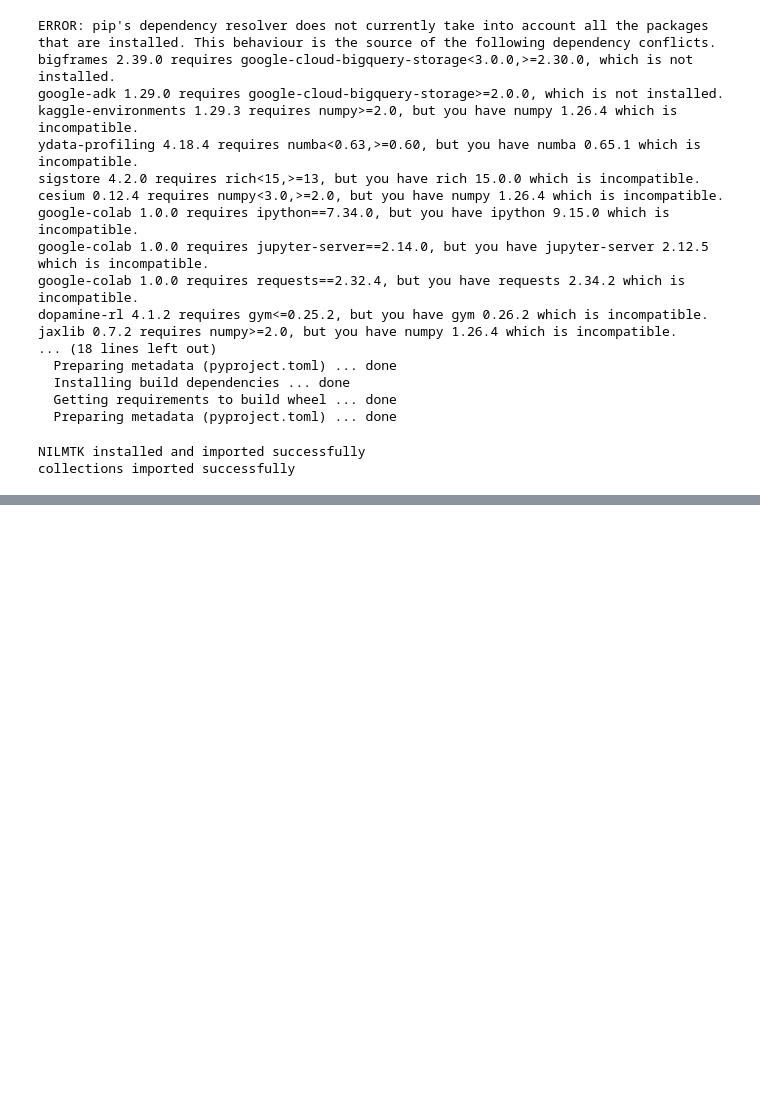
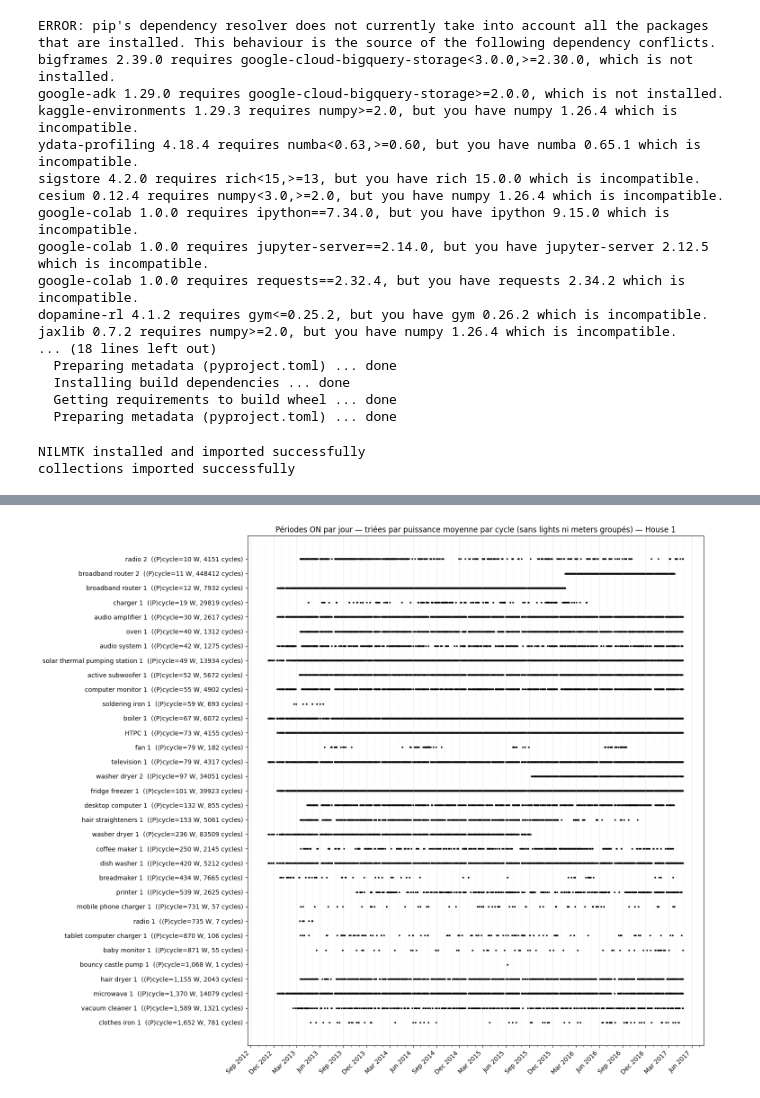
Before and after one commit to mohamedhabibboudabbous/imedgraph, a Jupyter notebook: uk-dale-23-06-26.ipynb, the cells around one changed output, grey strips where cells are left out. Saved outputs shown, nothing was run; the diff lists cells and outputs as text; code cells hidden in the pictures; blank space fills up the shorter version.

```diff
--- a/uk-dale-23-06-26.ipynb
+++ b/uk-dale-23-06-26.ipynb
@@ -370,0 +515,93 @@ plt.show()
+# %%
+# ===== CELLULE 10 : timeline ON/jour + tri par PUISSANCE MOYENNE PAR CYCLE =====
+# Filtres : on exclut les groupes 'autres_meter_*' et tous les 'light *'.
+import numpy as np
+import matplotlib.dates as mdates
+
+def get_seuil(key):
+    return seuils_meta.get(key, SEUIL_DEFAUT)
+
+GAP_MAX = pd.Timedelta(seconds=3 * SAMPLE_PERIOD)   # trou -> rupture de cycle
+
+def cycles_stats(s, seuil, sample_period=SAMPLE_PERIOD, gap_max=GAP_MAX):
+    """Segmente la série en cycles ON (runs consécutifs > seuil, coupés par
+    un retour sous le seuil OU un trou temporel). Renvoie :
+      - mean_of_cycle_means : moyenne des puissances moyennes de chaque cycle (W)
+      - n_cycles, on_index (index des points ON pour le plot)."""
+    s = s.dropna()
+    if len(s) == 0:
+        return np.nan, 0, s.index[:0]
+    on_mask = (s > seuil).values
+    if not on_mask.any():
+        return np.nan, 0, s.index[:0]
+    vals = s.values
+    idx  = s.index
+    # rupture si : on->off, OU trou temporel > gap_max entre deux points consécutifs
+    dt = np.diff(idx.values).astype('timedelta64[ns]').astype('int64')
+    gap = np.empty(len(idx), dtype=bool); gap[0] = True
+    gap[1:] = dt > np.int64(gap_max.value)
+    cycle_means = []
+    cur_sum = 0.0; cur_cnt = 0
+    for k in range(len(idx)):
+        if on_mask[k]:
+            # nouveau cycle si point précédent OFF ou trou temporel
+            if cur_cnt > 0 and (gap[k] or not on_mask[k-1]):
+                cycle_means.append(cur_sum / cur_cnt)
+                cur_sum = 0.0; cur_cnt = 0
+            cur_sum += vals[k]; cur_cnt += 1
+        else:
+            if cur_cnt > 0:
+                cycle_means.append(cur_sum / cur_cnt)
+                cur_sum = 0.0; cur_cnt = 0
+    if cur_cnt > 0:
+        cycle_means.append(cur_sum / cur_cnt)
+    on_index = idx[on_mask]
+    if not cycle_means:
+        return np.nan, 0, on_index
+    return float(np.mean(cycle_means)), len(cycle_means), on_index
+
+# --- construction + filtres : exclut 'autres_meter_*' et tous les 'light ' ---
+def garder(name):
+    return not (name.startswith('autres_meter') or name.startswith('light '))
+
+entries = [(f"{k.type} {k.instance}", s, get_seuil(k))
+           for k, s in {**D_active, **D_apparent}.items()
+           if garder(f"{k.type} {k.instance}")]
+entries += [(lbl, s, get_seuil(lbl))
+            for lbl, s in autres.items()
+            if garder(lbl)]
+
+ranked = []
+for name, s, seuil in entries:
+    mcm, ncyc, on_index = cycles_stats(s, seuil)
+    if ncyc == 0 or np.isnan(mcm):
+        continue
+    ranked.append((name, seuil, mcm, ncyc, on_index))
+
+# tri par puissance moyenne PAR CYCLE décroissante -> plus "intense" à i=0 (en bas)
+ranked.sort(key=lambda r: r[2], reverse=True)
+
+fig, ax = plt.subplots(figsize=(15, max(4, 0.38 * len(ranked))))
+for i, (name, seuil, mcm, ncyc, on_index) in enumerate(ranked):
+    jours = pd.Series(1, index=on_index).resample('1D').size()
+    jours = jours[jours > 0]
+    ax.scatter(jours.index, np.full(len(jours), i), s=4, color='black', marker='s')
+
+ax.set_yticks(range(len(ranked)))
+ax.set_yticklabels([f"{name}  (⟨P⟩cycle={mcm:,.0f} W, {ncyc} cycles)"
+                    for name, _, mcm, ncyc, _ in ranked])
+ax.xaxis.set_major_locator(mdates.MonthLocator(interval=3))
+ax.xaxis.set_major_formatter(mdates.DateFormatter('%b %Y'))
+ax.xaxis.set_minor_locator(mdates.MonthLocator())
+ax.grid(True, axis='x', which='major', linestyle='--', alpha=0.4)
+ax.grid(True, axis='x', which='minor', linestyle=':',  alpha=0.2)
+plt.setp(ax.get_xticklabels(), rotation=45, ha='right')
+ax.set_title("Périodes ON par jour — triées par puissance moyenne par cycle "
+             "(sans lights ni meters groupés) — House 1")
+plt.tight_layout(); plt.show()
+
+print("Classement par puissance moyenne par cycle (W) :")
+for name, seuil, mcm, ncyc, _ in ranked:
+    print(f"  {mcm:9,.1f} W/cycle   ({ncyc:6d} cycles, seuil {seuil:g} W)   {name}")
+# %% [output]
+[figure, added]
```
Also changed, not shown: parts of 33 cells of this notebook.
